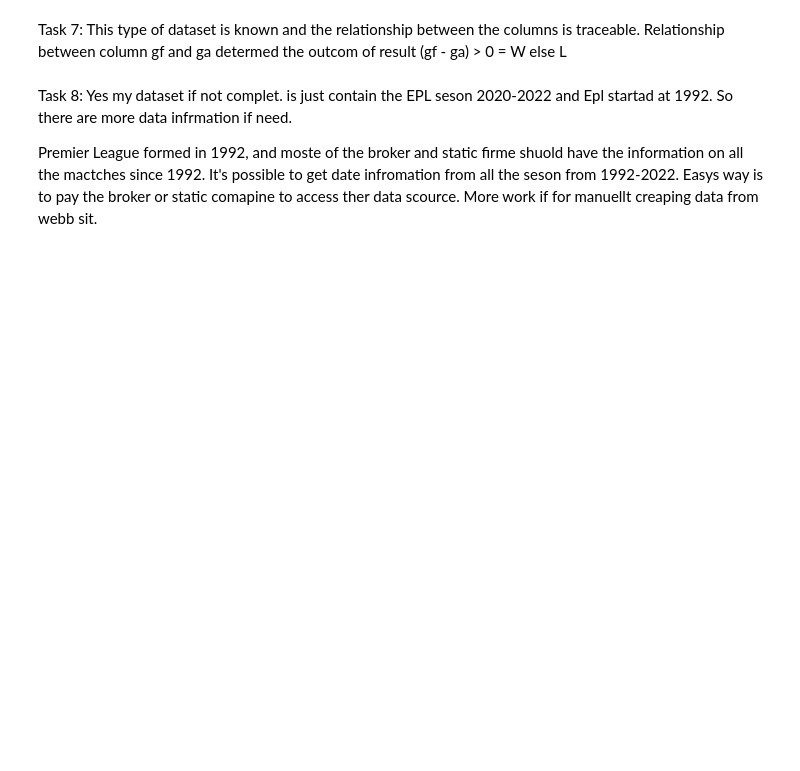
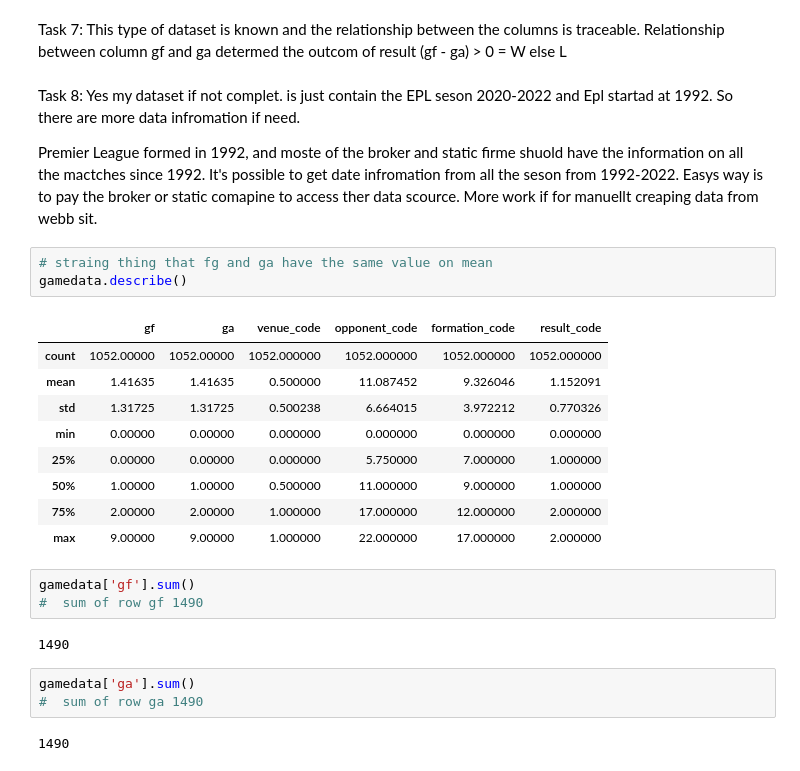
Before and after one commit to niot29/pyai, a Jupyter notebook: epl_game.ipynb, the cells around one changed output. Cells and saved outputs as stored; diff of their text form; blank space fills up the shorter version.

```diff
--- a/epl_game.ipynb
+++ b/epl_game.ipynb
@@ -76,9 +145,32 @@ Relationship between column gf and ga determed the outcom of result
 (gf - ga) > 0 = W else L
 # %% [markdown]
 Task 8:
- Yes my dataset if not complet. is just contain the EPL seson 2020-2022 and Epl startad at 1992. So there are more data infrmation if need.
+ Yes my dataset if not complet. is just contain the EPL seson 2020-2022 and Epl startad at 1992. So there are more data infromation if need.
 
 
  Premier League formed in 1992, and moste of the broker and static firme shuold have the information on all the mactches since 1992.
  It's possible to get date infromation from all the seson from 1992-2022. Easys way is to pay the broker or static comapine to access ther data scource.
  More work if for  manuellt creaping data from webb sit.
+# %%
+# straing thing that fg and ga have the same value on mean
+gamedata.describe()
+# %% [output]
+|  | gf | ga | venue_code | opponent_code | formation_code | result_code |
+| count | 1052.00000 | 1052.00000 | 1052.000000 | 1052.000000 | 1052.000000 | 1052.000000 |
+| mean | 1.41635 | 1.41635 | 0.500000 | 11.087452 | 9.326046 | 1.152091 |
+| std | 1.31725 | 1.31725 | 0.500238 | 6.664015 | 3.972212 | 0.770326 |
+| min | 0.00000 | 0.00000 | 0.000000 | 0.000000 | 0.000000 | 0.000000 |
+| 25% | 0.00000 | 0.00000 | 0.000000 | 5.750000 | 7.000000 | 1.000000 |
+| 50% | 1.00000 | 1.00000 | 0.500000 | 11.000000 | 9.000000 | 1.000000 |
+| 75% | 2.00000 | 2.00000 | 1.000000 | 17.000000 | 12.000000 | 2.000000 |
+| max | 9.00000 | 9.00000 | 1.000000 | 22.000000 | 17.000000 | 2.000000 |
+# %%
+gamedata['gf'].sum()
+#  sum of row gf 1490
+# %% [output]
+1490
+# %%
+gamedata['ga'].sum()
+#  sum of row ga 1490
+# %% [output]
+1490
```
Also changed, not shown: parts of 14 cells of this notebook, 6 other files.
